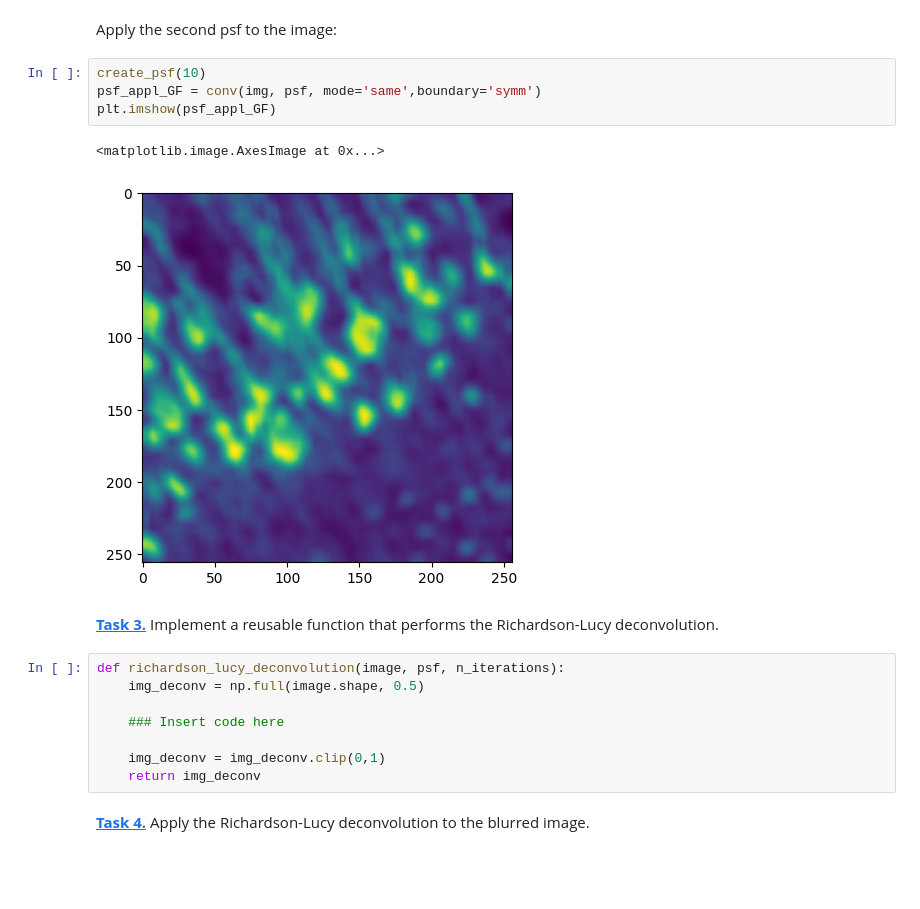
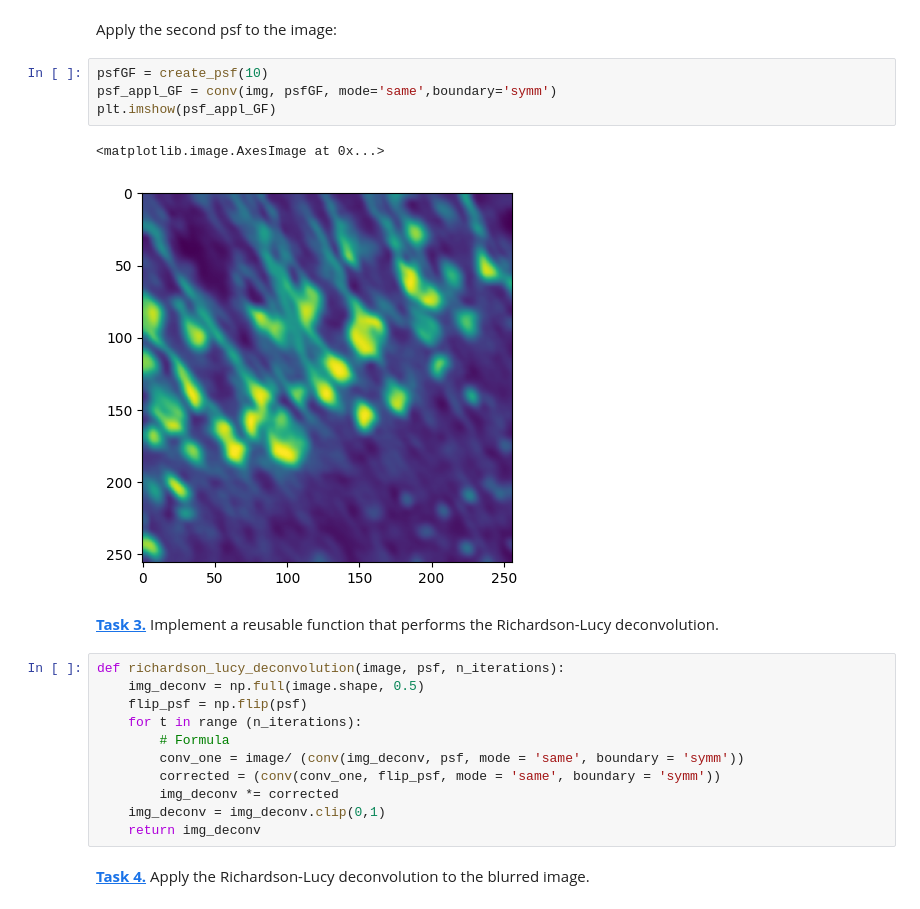
Before and after one commit to Anastasia933/FS5Python, a Jupyter notebook: deconvolution.ipynb, the cells around one changed output. Drawn from its saved outputs; the diff is of its cells as text; blank space fills up the shorter version.

```diff
--- a/deconvolution.ipynb
+++ b/deconvolution.ipynb
@@ -44,20 +41,23 @@ def create_psf(size):
 # %% [markdown]
 Apply the second psf to the image:
 # %%
-create_psf(10)
-psf_appl_GF = conv(img, psf, mode='same',boundary='symm')
+psfGF = create_psf(10)
+psf_appl_GF = conv(img, psfGF, mode='same',boundary='symm')
 plt.imshow(psf_appl_GF)
 # %% [output]
 <matplotlib.image.AxesImage at 0x...>
-[figure, old version]
+[figure, new version]
 # %% [markdown]
 **[Task 3.]()** Implement a reusable function that performs the Richardson-Lucy deconvolution.
 # %%
 def richardson_lucy_deconvolution(image, psf, n_iterations):
     img_deconv = np.full(image.shape, 0.5)
-
-    ### Insert code here
-
+    flip_psf = np.flip(psf)
+    for t in range (n_iterations):
+        # Formula
+        conv_one = image/ (conv(img_deconv, psf, mode = 'same', boundary = 'symm'))
+        corrected = (conv(conv_one, flip_psf, mode = 'same', boundary = 'symm'))
+        img_deconv *= corrected
     img_deconv = img_deconv.clip(0,1)
     return img_deconv
 # %% [markdown]
```
Also changed, not shown: parts of 7 cells of this notebook.
